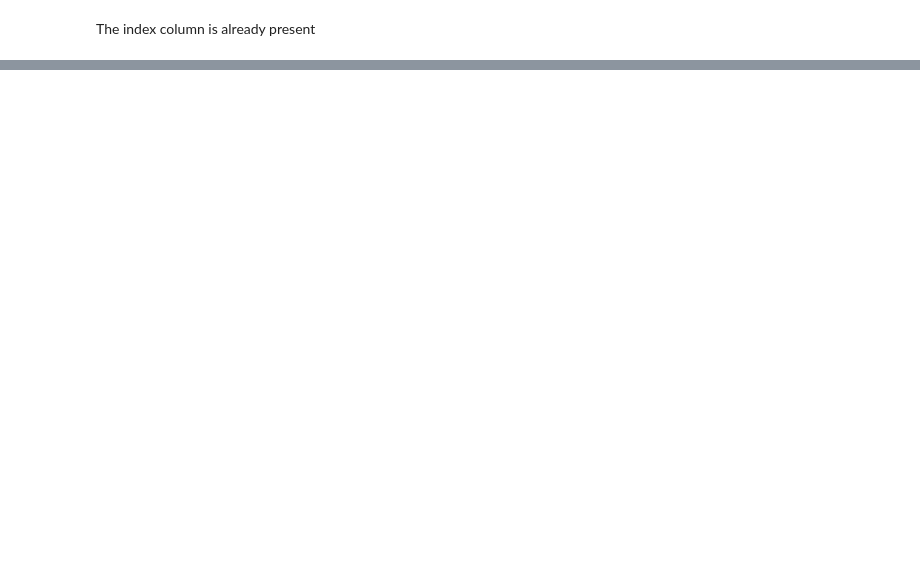
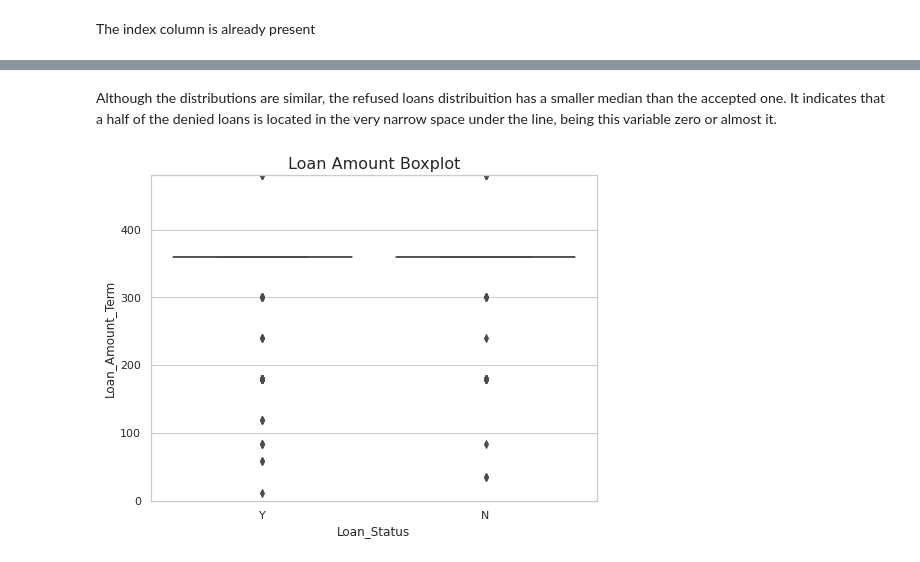
Before and after one commit to AntonioLunardi/Loan-Classification-Prediction-Competition-Case, a Jupyter notebook: Bank_loan_classification_analysis.ipynb, the cells around one changed output, grey strips where cells are left out. Saved outputs shown, nothing was run; the diff lists cells and outputs as text; code cells hidden in the pictures; blank space fills up the shorter version.

```diff
--- a/Bank_loan_classification_analysis.ipynb
+++ b/Bank_loan_classification_analysis.ipynb
@@ -576,0 +117,10 @@ As it could be noticed, the model with best accuracy was the Decision Tree Class
+# %%
+# Separe columns in two types to ease the analysis
+
+categorical_cols = df_train.dtypes == 'object'
+categorical_cols = list(categorical_cols[categorical_cols].index)
+categorical_cols.remove('Loan_ID') # Not useful as a category
+categorical_cols.remove('Loan_Status') # Target variable
+
+numeric_cols = df_train.dtypes != 'object'
+numeric_cols = list(numeric_cols[numeric_cols].index)
@@ -576,0 +160,6 @@ As it could be noticed, the model with best accuracy was the Decision Tree Class
+# %%
+def boxplot(column, target, train, max_y, title=''):
+  f, ax = plt.subplots(figsize=(8, 6))
+  fig = sns.boxplot(x=target, y=column, data=train)
+  fig.set_title(title).set_fontsize('16')
+  fig.axis(ymin = 0, ymax = max_y)
@@ -576,0 +198,11 @@ As it could be noticed, the model with best accuracy was the Decision Tree Class
+# %% [markdown]
+Although the distributions are similar, the refused loans distribuition has a smaller median than the accepted one. It indicates that a half of the denied loans is located in the very narrow space under the line, being this variable zero or almost it.
+# %%
+# Loan amount terms
+boxplot(column=numeric_cols[3],\
+        target=target_train,\
+        train=df_train,\
+        max_y=max(df_train[numeric_cols[3]]),\
+        title='Loan Amount Boxplot')
+# %% [output]
+[figure, added]
```
Also changed, not shown: parts of 171 cells of this notebook.
